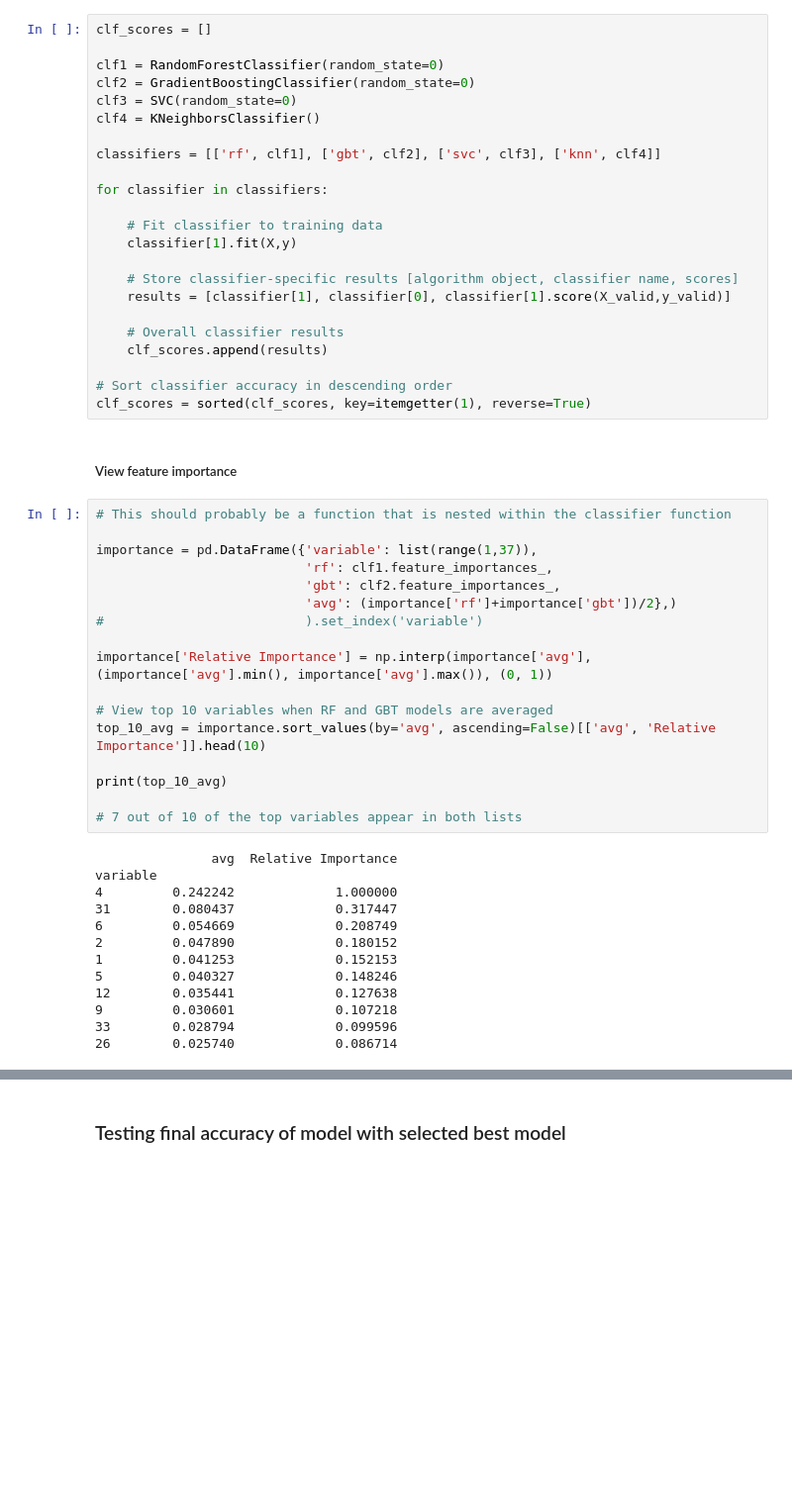
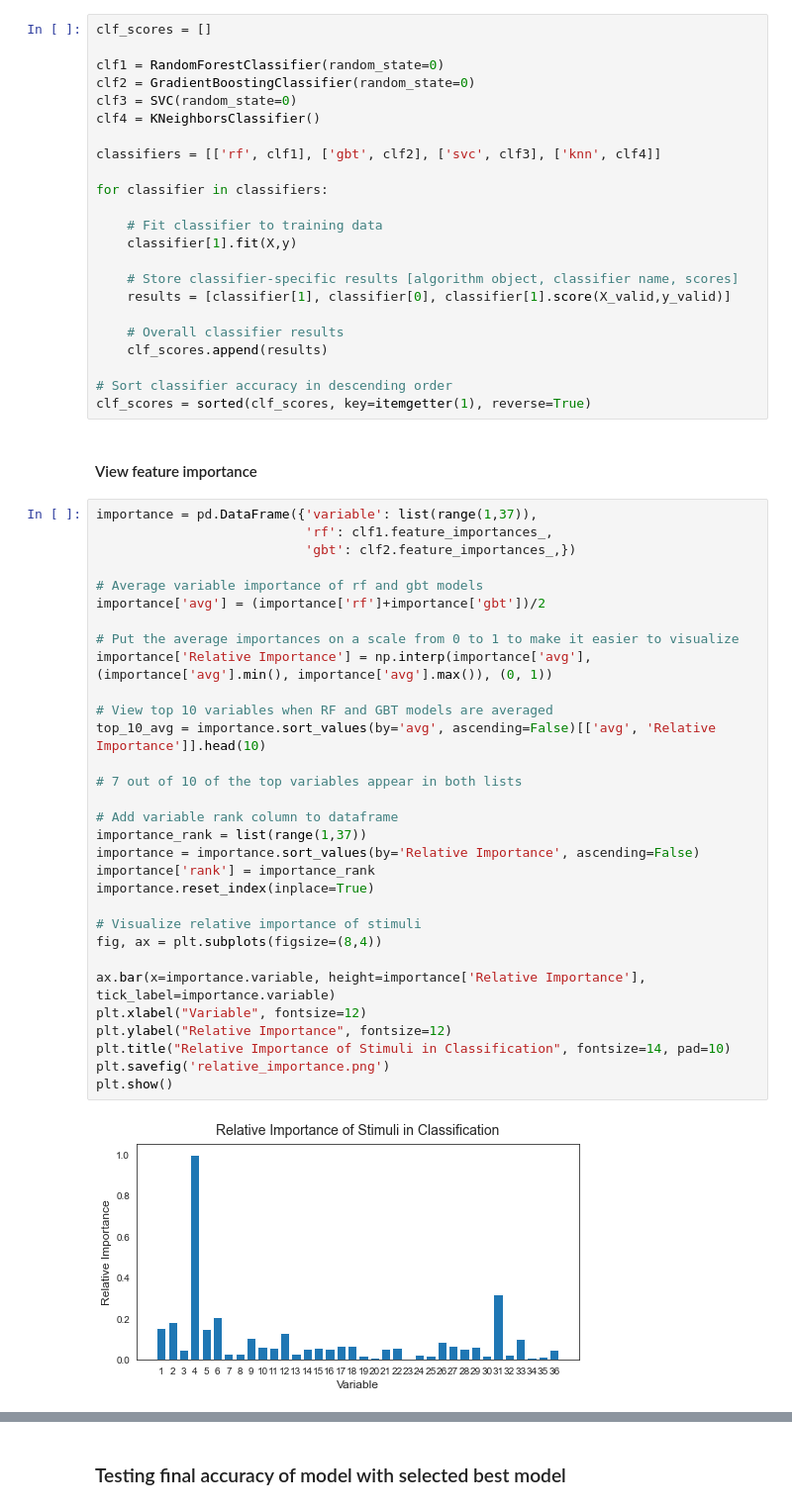
Before and after one commit to EricPostMaster/market-research-cluster-analysis, a Jupyter notebook: production.ipynb, the cells around one changed output, grey strips where cells are left out. Shown: that part at 99% size. Cells and saved outputs as stored; diff of their text form; blank space fills up the shorter version.

```diff
--- a/production.ipynb
+++ b/production.ipynb
@@ -159,34 +168,37 @@ for classifier in classifiers:
 # Sort classifier accuracy in descending order
 clf_scores = sorted(clf_scores, key=itemgetter(1), reverse=True)
 # %% [markdown]
-##### View feature importance
+#### View feature importance
 # %%
-# This should probably be a function that is nested within the classifier function
-
 importance = pd.DataFrame({'variable': list(range(1,37)),
                            'rf': clf1.feature_importances_,
-                           'gbt': clf2.feature_importances_,
-                           'avg': (importance['rf']+importance['gbt'])/2},)
-#                          ).set_index('variable')
+                           'gbt': clf2.feature_importances_,})
 
+# Average variable importance of rf and gbt models
+importance['avg'] = (importance['rf']+importance['gbt'])/2
+
+# Put the average importances on a scale from 0 to 1 to make it easier to visualize
 importance['Relative Importance'] = np.interp(importance['avg'], (importance['avg'].min(), importance['avg'].max()), (0, 1))
 
 # View top 10 variables when RF and GBT models are averaged
 top_10_avg = importance.sort_values(by='avg', ascending=False)[['avg', 'Relative Importance']].head(10)
 
-print(top_10_avg)
+# 7 out of 10 of the top variables appear in both lists
 
-# 7 out of 10 of the top variables appear in both lists
+# Add variable rank column to dataframe
+importance_rank = list(range(1,37))
+importance = importance.sort_values(by='Relative Importance', ascending=False)
+importance['rank'] = importance_rank
+importance.reset_index(inplace=True)
+
+# Visualize relative importance of stimuli
+fig, ax = plt.subplots(figsize=(8,4))
+
+ax.bar(x=importance.variable, height=importance['Relative Importance'], tick_label=importance.variable)
+plt.xlabel("Variable", fontsize=12)
+plt.ylabel("Relative Importance", fontsize=12)
+plt.title("Relative Importance of Stimuli in Classification", fontsize=14, pad=10)
+plt.savefig('relative_importance.png')
+plt.show()
 # %% [output]
-               avg  Relative Importance
-variable
-4         0.242242             1.000000
-31        0.080437             0.317447
-6         0.054669             0.208749
-2         0.047890             0.180152
-1         0.041253             0.152153
-5         0.040327             0.148246
-12        0.035441             0.127638
-9         0.030601             0.107218
-33        0.028794             0.099596
-26        0.025740             0.086714
+[figure, added]
```
Also changed, not shown: parts of 18 cells of this notebook.
